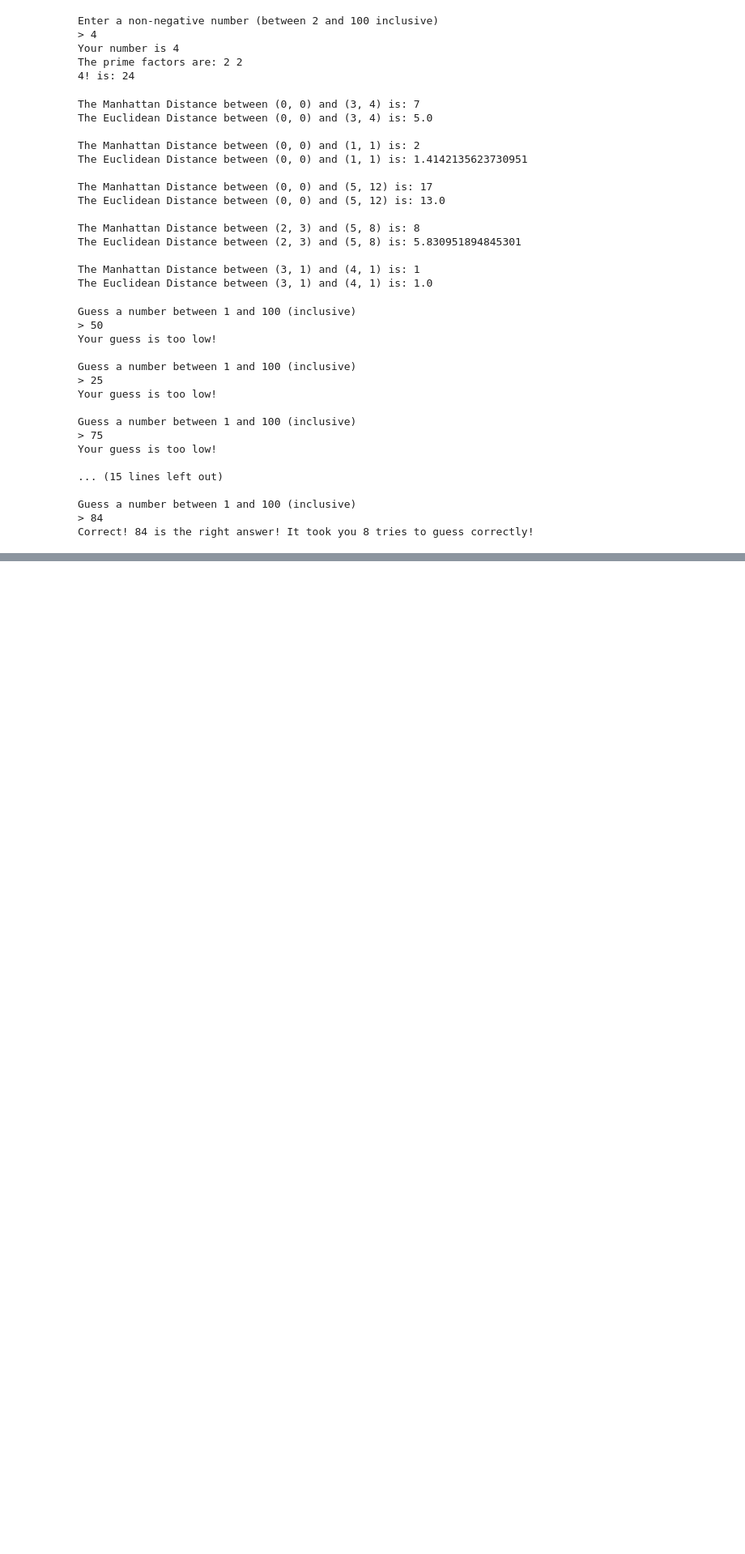
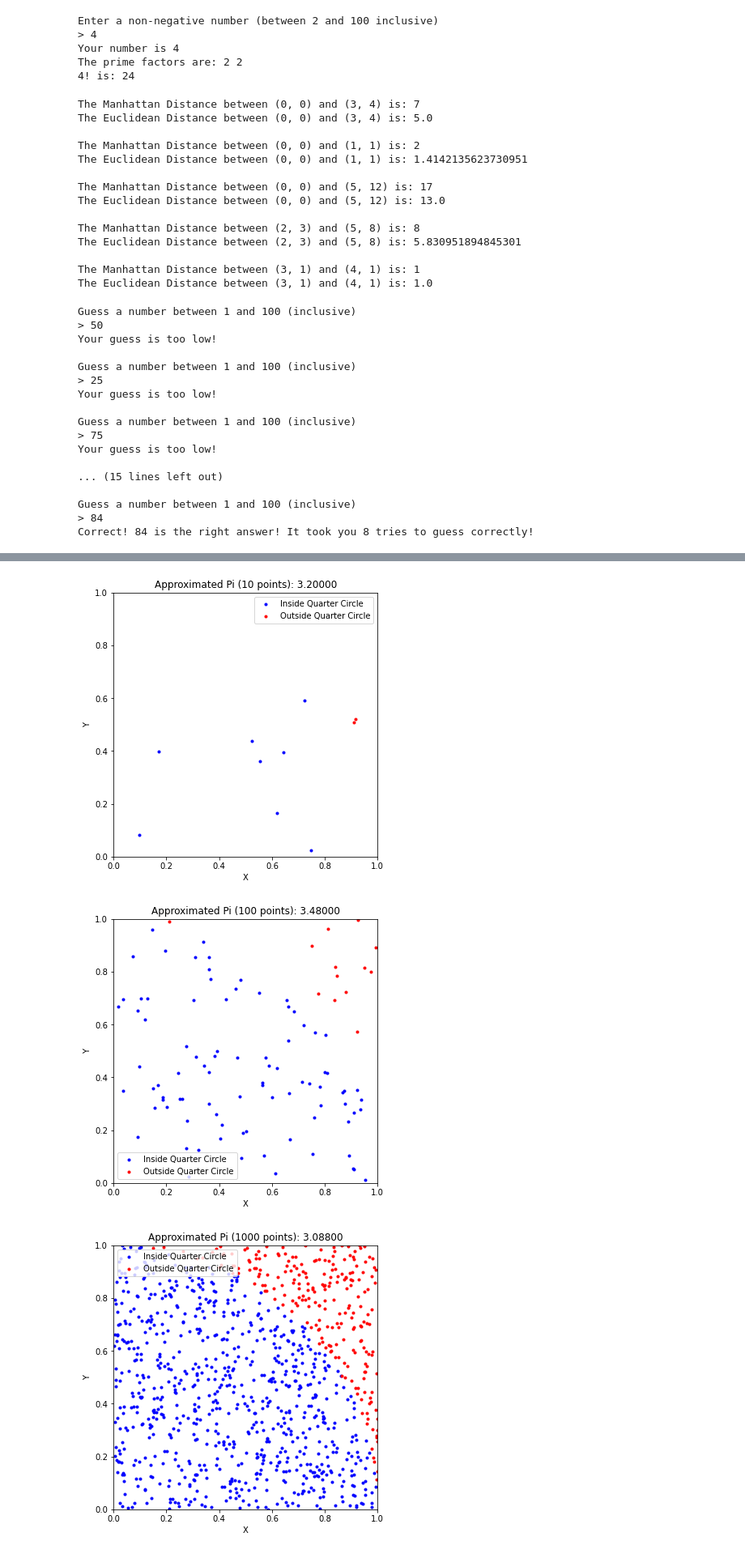
Before and after one commit to BearytheGreenBear/csp-blog, a Jupyter notebook: _notebooks/2023-09-18_COMPILED-Team-Test-1.1-1.4.ipynb, the cells around one changed output, grey strips where cells are left out. Shown at 81% size. Saved outputs shown, nothing was run; the diff lists cells and outputs as text; code cells hidden in the pictures; blank space fills up the shorter version.

```diff
--- a/_notebooks/2023-09-18_COMPILED-Team-Test-1.1-1.4.ipynb
+++ b/_notebooks/2023-09-18_COMPILED-Team-Test-1.1-1.4.ipynb
@@ -246,0 +419,61 @@ Correct! 84 is the right answer! It took you 8 tries to guess correctly!
+# %%
+# pip install random
+# pip install matplotlib
+
+import random
+import matplotlib.pyplot as plt
+
+# Number of points to generate for the simulations
+num_points_list = [10, 100, 1000, 10000, 100000, 1000000]
+
+for num_points in num_points_list:
+    # Initialize counters to keep track of points inside the quarter circle
+    inside_circle = 0
+    total_points = 0
+
+    # Lists to store x and y coordinates for visualization
+    x_inside = []
+    y_inside = []
+    x_outside = []
+    y_outside = []
+
+    # Generate random points and check if they are inside the quarter circle
+    for _ in range(num_points):
+        # Generate random x and y coordinates within the unit square [0, 1] x [0, 1]
+        x = random.uniform(0, 1)
+        y = random.uniform(0, 1)
+
+        # Calculate the distance from the origin (0, 0)
+        distance = x**2 + y**2
+
+        # Check if the point is inside the quarter circle
+        if distance <= 1:
+            inside_circle += 1
+            x_inside.append(x)  # Store x coordinate for visualization
+            y_inside.append(y)  # Store y coordinate for visualization
+        else:
+            x_outside.append(x)  # Store x coordinate for visualization
+            y_outside.append(y)  # Store y coordinate for visualization
+
+    # Approximate pi using the Monte Carlo method
+    pi_approximation = (inside_circle / num_points) * 4
+
+    # Visualize the results
+    plt.figure(figsize=(6, 6))
+    plt.scatter(x_inside, y_inside, color='blue', marker='.', label='Inside Quarter Circle')
+    plt.scatter(x_outside, y_outside, color='red', marker='.', label='Outside Quarter Circle')
+    plt.title(f'Approximated Pi ({num_points} points): {pi_approximation:.5f}')
+    plt.xlabel('X')
+    plt.ylabel('Y')
+    plt.xlim(0, 1)
+    plt.ylim(0, 1)
+    plt.gca().set_aspect('equal', adjustable='box')  # Ensure aspect ratio is equal for proper visualization
+    plt.legend()
+    plt.show()
+
+    # Print the approximated value of pi
+    # print(f"Approximated Pi ({num_points} points): {pi_approximation:.5f}")
+# %% [output]
+[figure, added]
+[figure, added]
+[figure, added]
```
Also changed, not shown: parts of 15 cells of this notebook, 5 other files.
